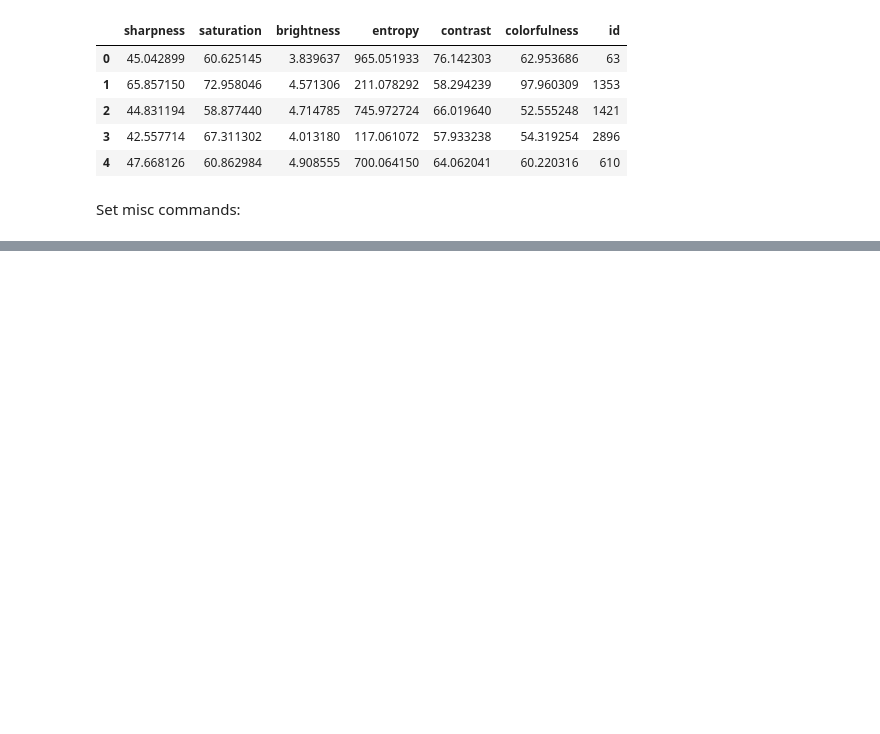
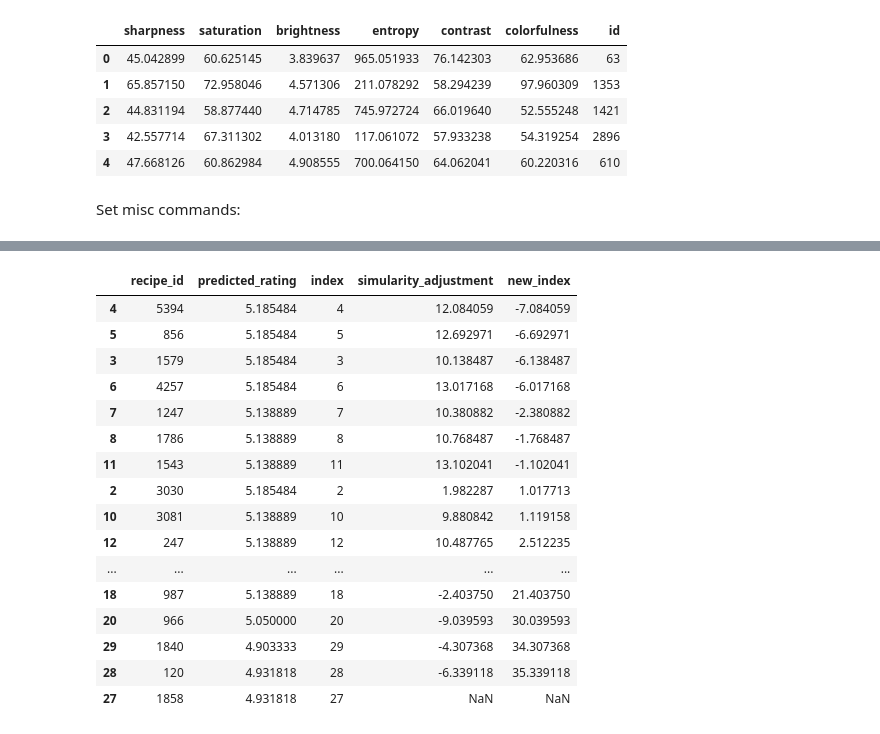
Before and after one commit to snorrealv/info345_semester_assignment, a Jupyter notebook: VCS_Recommender/features_recommender.ipynb, the cells around one changed output, grey strips where cells are left out. Cells and saved outputs as stored; diff of their text form; code cells hidden in the pictures; blank space fills up the shorter version.

```diff
--- a/VCS_Recommender/features_recommender.ipynb
+++ b/VCS_Recommender/features_recommender.ipynb
@@ -112,0 +152,7 @@ get_item_profile(63)
+# %%
+from CF_recommender import CF_recommender
+recommendation = CF_recommender
+# %%
+l = recommendation.recommend(455, top_recipes=30)
+l = l.reset_index(drop=True)
+l
@@ -112,0 +186,69 @@ get_item_profile(63)
+# %%
+
+
+def new_rank(margin, sim, star):
+    star_rating = {'1':-2, '2':-1, '3':0, '4':1, '5':2}
+    simweight = margin - ((1-sim)*100)
+    # print(f'{star}, {star_rating[star]}, {margin},ss {(1-sim)*100}, {sim}, {simweight}')
+    return star_rating[star] * (simweight * 0.5)
+
+def findsimular(id:int, values = None, submission = None):
+    # get features for item:
+    a = df[df.id==id].values
+    try:
+        if not values: values = df.values
+    except Exception as e:
+        pass
+    if a.any():
+        l = []
+        for key, value in enumerate(values):
+            l.append([id, int(value[-1]), cosine_similarity(a[0][:-1],value[:-1]), submission[str(int(value[-1]))]])
+        DF = pd.DataFrame(l, columns =['parent_id','sim_id', 'simularity','rated'])
+
+        DF = DF[DF.simularity >= 0.8]
+
+        final = []
+        for simulated in DF.itertuples():
+            final.append(new_rank(margin=20, sim=simulated.simularity, star=simulated.rated))
+
+
+        return (sum(final)/len(final))
+
+def getvalues(submission):
+    id_list = submission.keys()
+    id_list = [int(i) for i in id_list]
+    values = df[df['id'].isin(id_list)].values
+    return values
+
+
+submission = {"1854": "5", "1880": "4", "1924": "5", "2006": "4", "2055": "1","7011": "5", "6002": "4", "5967": "5", "5003": "4", "9319": "1"}
+final = []
+values = getvalues(submission)
+new_values = []
+for rec in l.itertuples():
+    new_values.append([rec.recipe, rec.predicted_rating, rec.Index, findsimular(rec.recipe, values=values, submission=submission),])
+
+for key, value in enumerate(new_values):
+    if value[-1]:
+        new_values[key].append((value[2]+1)-value[-1])
+    # print(findsimular(rec.recipe, values=values, submission=submission))
+final_df = pd.DataFrame(new_values, columns=['recipe_id', 'predicted_rating','index','simularity_adjustment','new_index'])
+final_df.sort_values(by='new_index')
+# %% [output]
+|  | recipe_id | predicted_rating | index | simularity_adjustment | new_index |
+| 4 | 5394 | 5.185484 | 4 | 12.084059 | -7.084059 |
+| 5 | 856 | 5.185484 | 5 | 12.692971 | -6.692971 |
+| 3 | 1579 | 5.185484 | 3 | 10.138487 | -6.138487 |
+| 6 | 4257 | 5.185484 | 6 | 13.017168 | -6.017168 |
+| 7 | 1247 | 5.138889 | 7 | 10.380882 | -2.380882 |
+| 8 | 1786 | 5.138889 | 8 | 10.768487 | -1.768487 |
+| 11 | 1543 | 5.138889 | 11 | 13.102041 | -1.102041 |
+| 2 | 3030 | 5.185484 | 2 | 1.982287 | 1.017713 |
+| 10 | 3081 | 5.138889 | 10 | 9.880842 | 1.119158 |
+| 12 | 247 | 5.138889 | 12 | 10.487765 | 2.512235 |
+| ... | ... | ... | ... | ... | ... |
+| 18 | 987 | 5.138889 | 18 | -2.403750 | 21.403750 |
+| 20 | 966 | 5.050000 | 20 | -9.039593 | 30.039593 |
+| 29 | 1840 | 4.903333 | 29 | -4.307368 | 34.307368 |
+| 28 | 120 | 4.931818 | 28 | -6.339118 | 35.339118 |
+| 27 | 1858 | 4.931818 | 27 | NaN | NaN |
```
Also changed, not shown: parts of 19 cells of this notebook, 38 other files.
